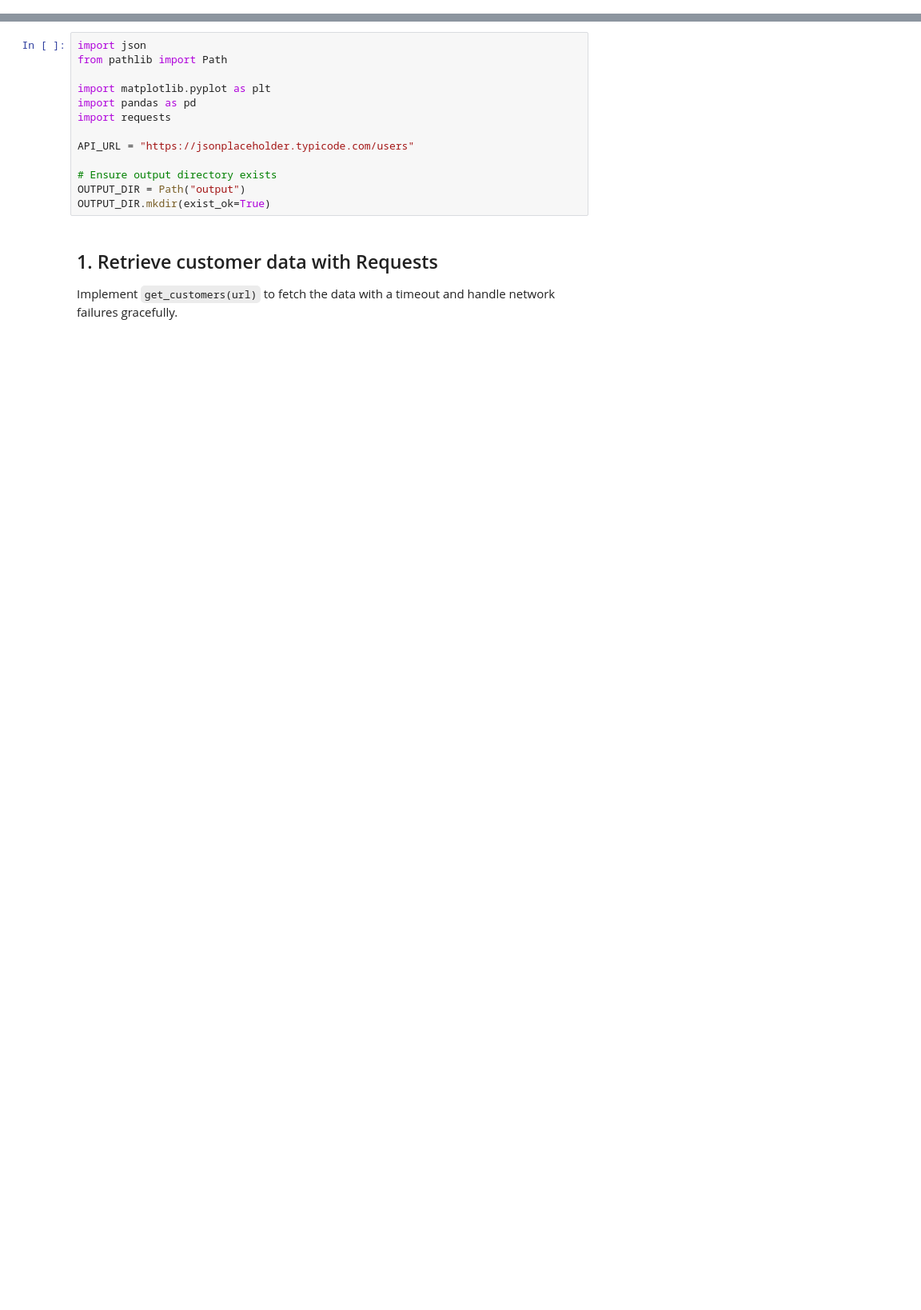
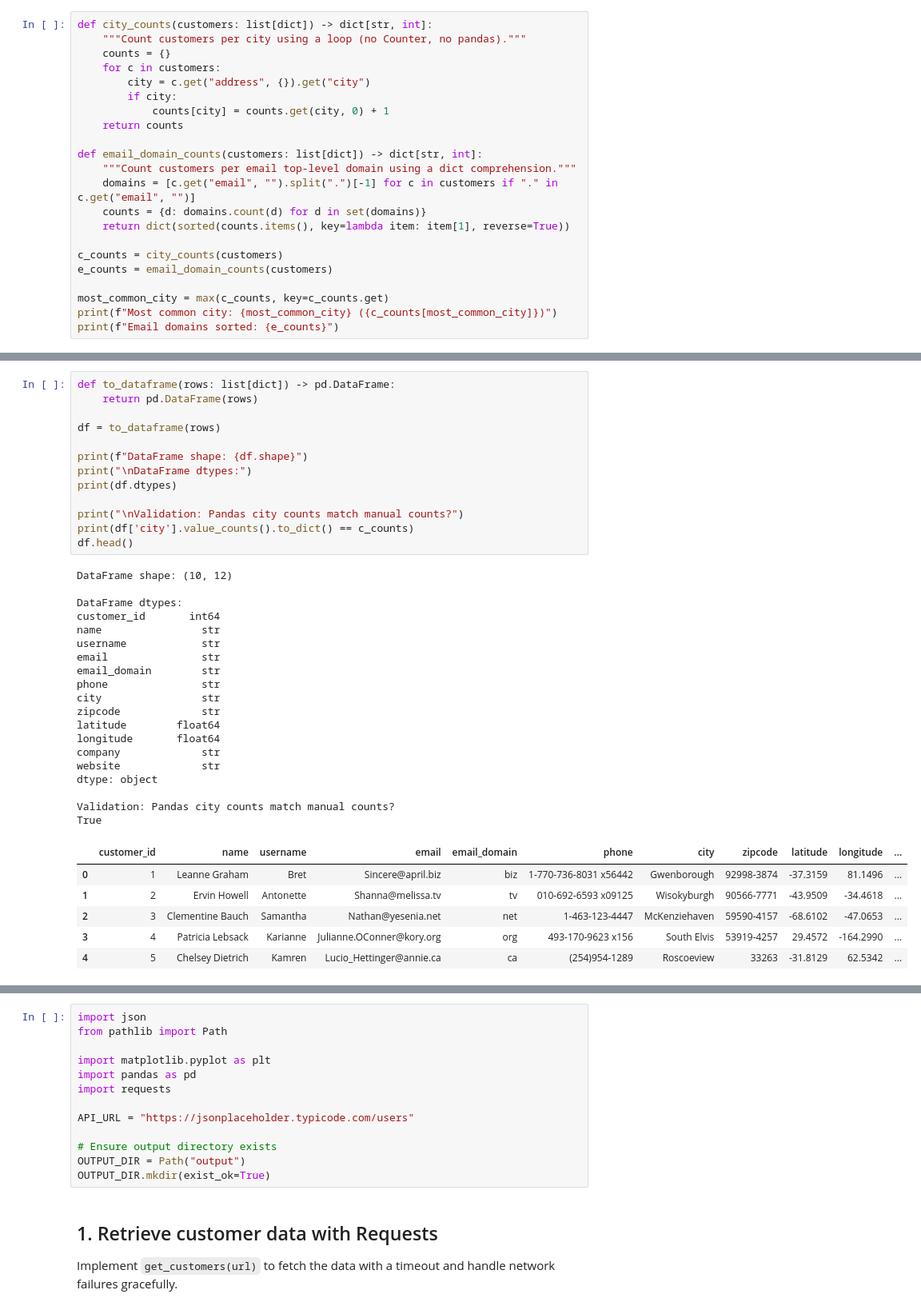
Before and after one commit to AgathaMuli/Pesa-Pulse, a Jupyter notebook: Analysis.ipynb, the cells around one changed output, grey strips where cells are left out. Shown at 80% size. Drawn from its saved outputs; the diff is of its cells as text; blank space fills up the shorter version.

```diff
--- a/Analysis.ipynb
+++ b/Analysis.ipynb
@@ -4,0 +136,22 @@ This notebook retrieves customer data from an API, explores its nested structure
+# %%
+def city_counts(customers: list[dict]) -> dict[str, int]:
+    """Count customers per city using a loop (no Counter, no pandas)."""
+    counts = {}
+    for c in customers:
+        city = c.get("address", {}).get("city")
+        if city:
+            counts[city] = counts.get(city, 0) + 1
+    return counts
+
+def email_domain_counts(customers: list[dict]) -> dict[str, int]:
+    """Count customers per email top-level domain using a dict comprehension."""
+    domains = [c.get("email", "").split(".")[-1] for c in customers if "." in c.get("email", "")]
+    counts = {d: domains.count(d) for d in set(domains)}
+    return dict(sorted(counts.items(), key=lambda item: item[1], reverse=True))
+
+c_counts = city_counts(customers)
+e_counts = email_domain_counts(customers)
+
+most_common_city = max(c_counts, key=c_counts.get)
+print(f"Most common city: {most_common_city} ({c_counts[most_common_city]})")
+print(f"Email domains sorted: {e_counts}")
@@ -4,0 +164,39 @@ This notebook retrieves customer data from an API, explores its nested structure
+# %%
+def to_dataframe(rows: list[dict]) -> pd.DataFrame:
+    return pd.DataFrame(rows)
+
+df = to_dataframe(rows)
+
+print(f"DataFrame shape: {df.shape}")
+print("\nDataFrame dtypes:")
+print(df.dtypes)
+
+print("\nValidation: Pandas city counts match manual counts?")
+print(df['city'].value_counts().to_dict() == c_counts)
+df.head()
+# %% [output]
+DataFrame shape: (10, 12)
+
+DataFrame dtypes:
+customer_id       int64
+name                str
+username            str
+email               str
+email_domain        str
+phone               str
+city                str
+zipcode             str
+latitude        float64
+longitude       float64
+company             str
+website             str
+dtype: object
+
+Validation: Pandas city counts match manual counts?
+True
+|  | customer_id | name | username | email | email_domain | phone | city | zipcode | latitude | longitude | ... |
+| 0 | 1 | Leanne Graham | Bret | Sincere@april.biz | biz | 1-770-736-8031 x56442 | Gwenborough | 92998-3874 | -37.3159 | 81.1496 | ... |
+| 1 | 2 | Ervin Howell | Antonette | Shanna@melissa.tv | tv | 010-692-6593 x09125 | Wisokyburgh | 90566-7771 | -43.9509 | -34.4618 | ... |
+| 2 | 3 | Clementine Bauch | Samantha | Nathan@yesenia.net | net | 1-463-123-4447 | McKenziehaven | 59590-4157 | -68.6102 | -47.0653 | ... |
+| 3 | 4 | Patricia Lebsack | Karianne | Julianne.OConner@kory.org | org | 493-170-9623 x156 | South Elvis | 53919-4257 | 29.4572 | -164.2990 | ... |
+| 4 | 5 | Chelsey Dietrich | Kamren | Lucio_Hettinger@annie.ca | ca | (254)954-1289 | Roscoeview | 33263 | -31.8129 | 62.5342 | ... |
```
Also changed, not shown: parts of 20 cells of this notebook, 4 other files.
